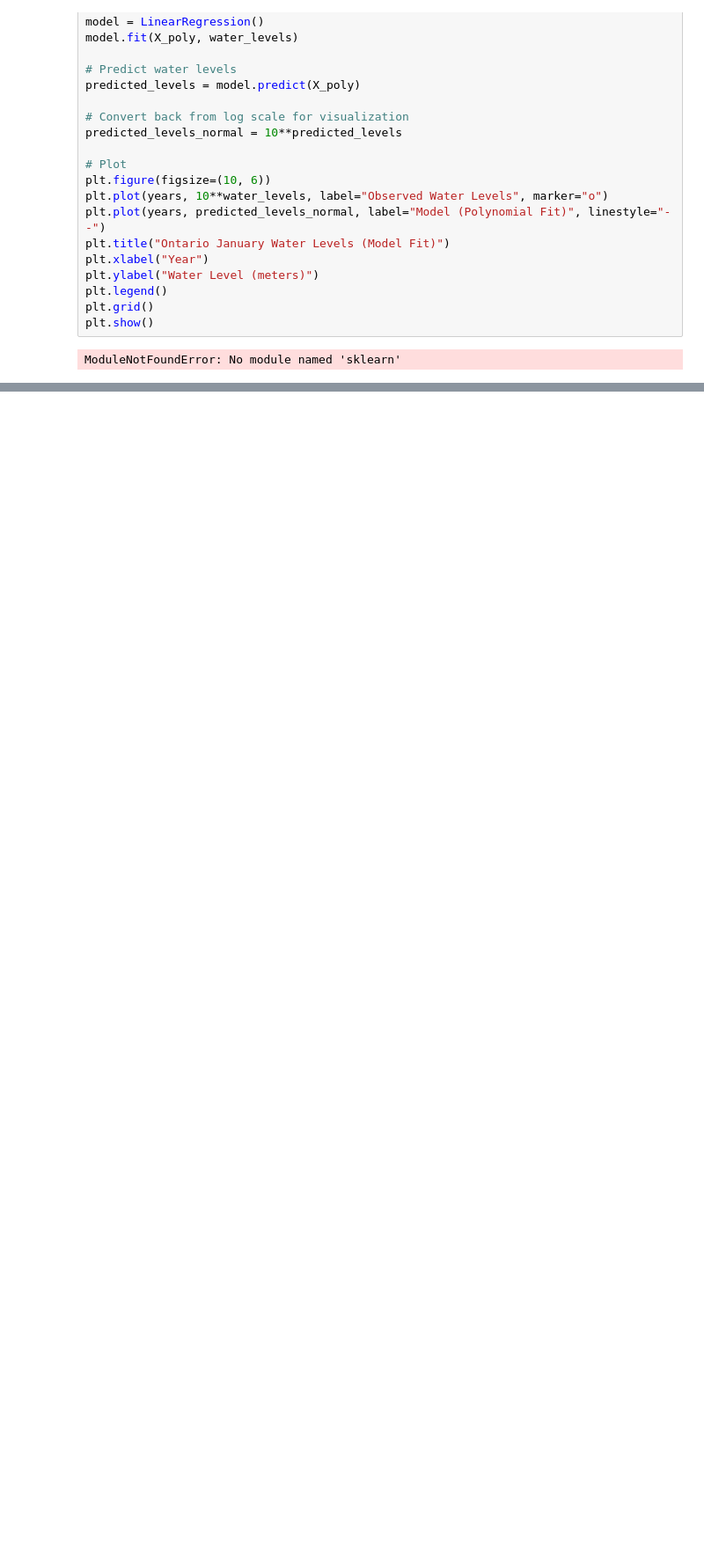
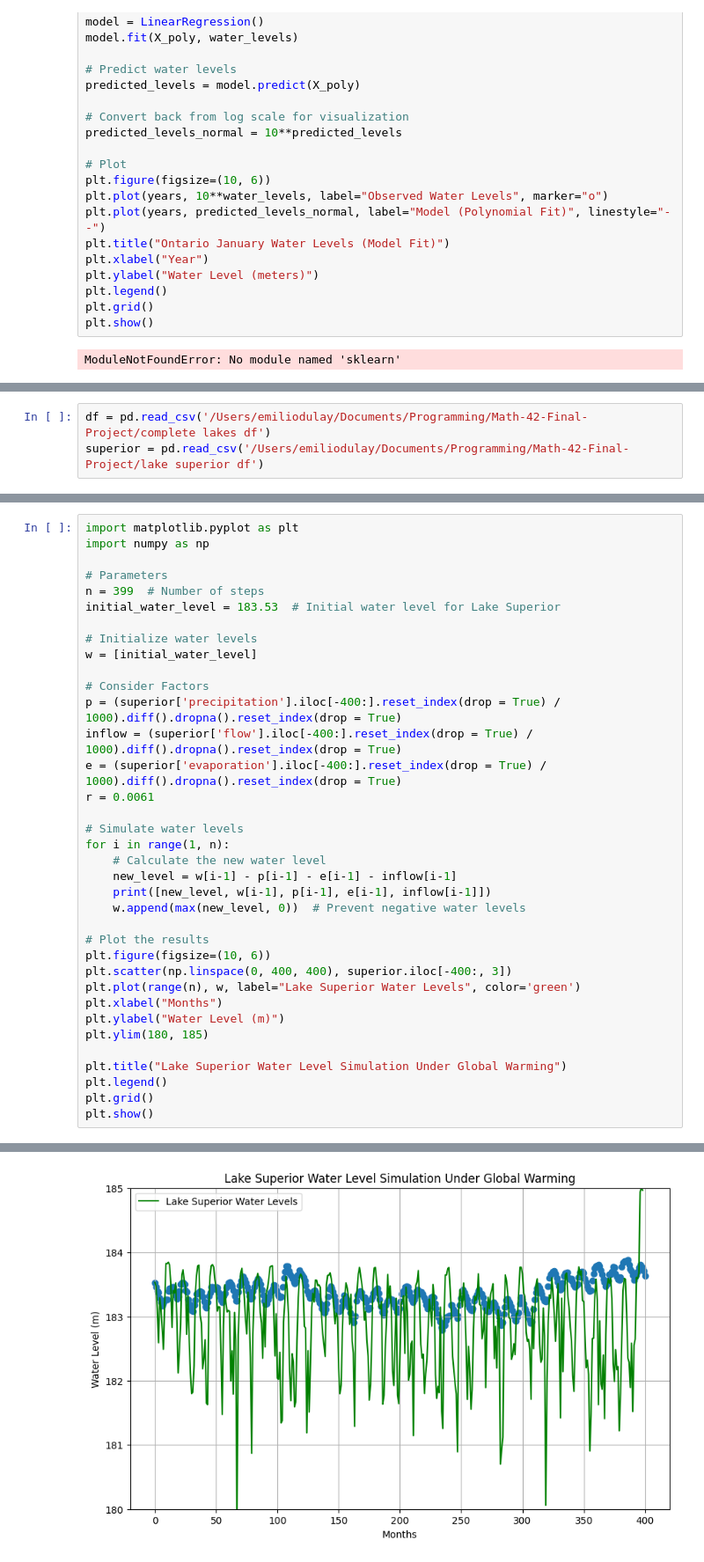
Before and after one commit to EmilioD19/Math-42-Final-Project, a Jupyter notebook: test file.ipynb, the cells around one changed output, grey strips where cells are left out. Shown: that part at 88% size. Cells and saved outputs as stored; diff of their text form; blank space fills up the shorter version.

```diff
--- a/test file.ipynb
+++ b/test file.ipynb
@@ -399,0 +402,3 @@ ModuleNotFoundError: No module named 'sklearn'
+# %%
+df = pd.read_csv('/Users/emiliodulay/Documents/Programming/Math-42-Final-Project/complete lakes df')
+superior = pd.read_csv('/Users/emiliodulay/Documents/Programming/Math-42-Final-Project/lake superior df')
@@ -399,0 +484,37 @@ ModuleNotFoundError: No module named 'sklearn'
+# %%
+import matplotlib.pyplot as plt
+import numpy as np
+
+# Parameters
+n = 399  # Number of steps
+initial_water_level = 183.53  # Initial water level for Lake Superior
+
+# Initialize water levels
+w = [initial_water_level]
+
+# Consider Factors
+p = (superior['precipitation'].iloc[-400:].reset_index(drop = True) / 1000).diff().dropna().reset_index(drop = True)
+inflow = (superior['flow'].iloc[-400:].reset_index(drop = True) / 1000).diff().dropna().reset_index(drop = True)
+e = (superior['evaporation'].iloc[-400:].reset_index(drop = True) / 1000).diff().dropna().reset_index(drop = True)
+r = 0.0061
+
+# Simulate water levels
+for i in range(1, n):
+    # Calculate the new water level
+    new_level = w[i-1] - p[i-1] - e[i-1] - inflow[i-1]
+    print([new_level, w[i-1], p[i-1], e[i-1], inflow[i-1]])
+    w.append(max(new_level, 0))  # Prevent negative water levels
+
+# Plot the results
+plt.figure(figsize=(10, 6))
+plt.scatter(np.linspace(0, 400, 400), superior.iloc[-400:, 3])
+plt.plot(range(n), w, label="Lake Superior Water Levels", color='green')
+plt.xlabel("Months")
+plt.ylabel("Water Level (m)")
+plt.ylim(180, 185)
+
+plt.title("Lake Superior Water Level Simulation Under Global Warming")
+plt.legend()
+plt.grid()
+plt.show()
+# %% [output]
@@ -399,0 +538 @@ ModuleNotFoundError: No module named 'sklearn'
+[figure, added]
```
Also changed, not shown: parts of 22 cells of this notebook, 8 other files.
